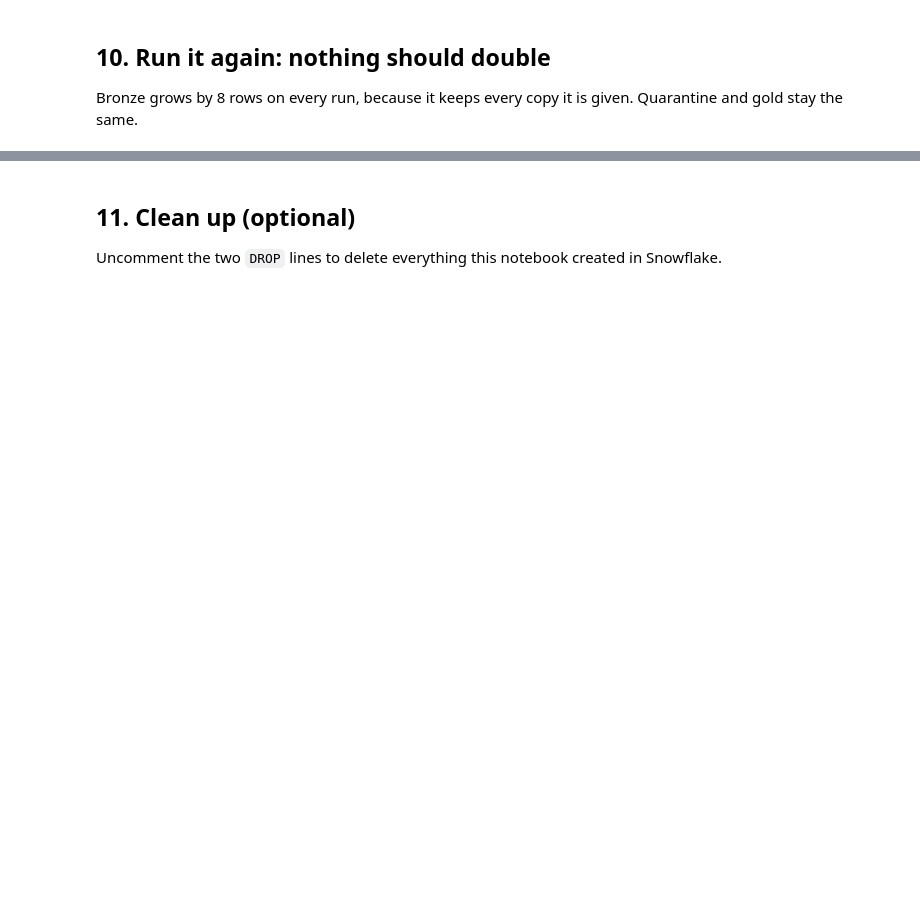
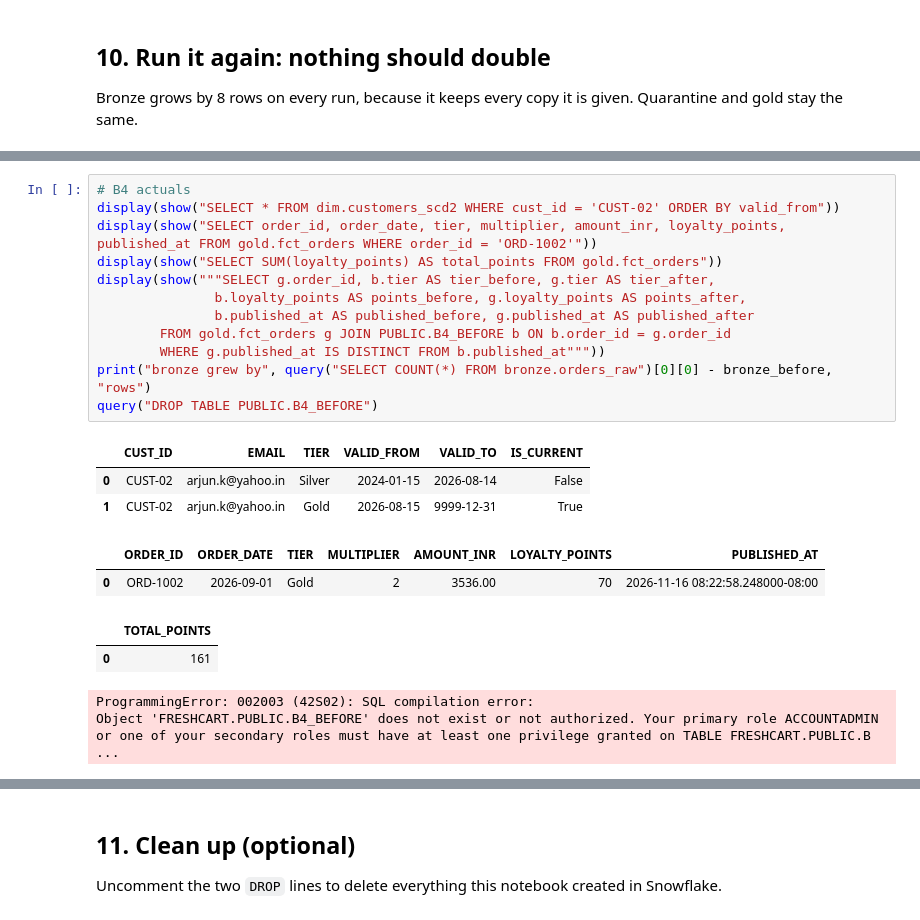
Before and after one commit to spidermanish/freshcart-pipelines, a Jupyter notebook: elt/freshcart_elt.ipynb, the cells around one changed output, grey strips where cells are left out. Drawn from its saved outputs; the diff is of its cells as text; blank space fills up the shorter version.

```diff
--- a/elt/freshcart_elt.ipynb
+++ b/elt/freshcart_elt.ipynb
@@ -914,0 +1065,22 @@ GOLD: 4 orders, revenue ₹7785.00, 126 loyalty points
+# %%
+# B4 actuals
+display(show("SELECT * FROM dim.customers_scd2 WHERE cust_id = 'CUST-02' ORDER BY valid_from"))
+display(show("SELECT order_id, order_date, tier, multiplier, amount_inr, loyalty_points, published_at FROM gold.fct_orders WHERE order_id = 'ORD-1002'"))
+display(show("SELECT SUM(loyalty_points) AS total_points FROM gold.fct_orders"))
+display(show("""SELECT g.order_id, b.tier AS tier_before, g.tier AS tier_after,
+               b.loyalty_points AS points_before, g.loyalty_points AS points_after,
+               b.published_at AS published_before, g.published_at AS published_after
+        FROM gold.fct_orders g JOIN PUBLIC.B4_BEFORE b ON b.order_id = g.order_id
+        WHERE g.published_at IS DISTINCT FROM b.published_at"""))
+print("bronze grew by", query("SELECT COUNT(*) FROM bronze.orders_raw")[0][0] - bronze_before, "rows")
+query("DROP TABLE PUBLIC.B4_BEFORE")
+# %% [output]
+|  | CUST_ID | EMAIL | TIER | VALID_FROM | VALID_TO | IS_CURRENT |
+| 0 | CUST-02 | arjun.k@yahoo.in | Silver | 2024-01-15 | 2026-08-14 | False |
+| 1 | CUST-02 | arjun.k@yahoo.in | Gold | 2026-08-15 | 9999-12-31 | True |
+|  | ORDER_ID | ORDER_DATE | TIER | MULTIPLIER | AMOUNT_INR | LOYALTY_POINTS | PUBLISHED_AT |
+| 0 | ORD-1002 | 2026-09-01 | Gold | 2 | 3536.00 | 70 | 2026-11-16 08:22:58.248000-08:00 |
+|  | TOTAL_POINTS |
+| 0 | 161 |
+ProgrammingError: 002003 (42S02): SQL compilation error:
+Object 'FRESHCART.PUBLIC.B4_BEFORE' does not exist or not authorized. Your primary role ACCOUNTADMIN or one of your secondary roles must have at least one privilege granted on TABLE FRESHCART.PUBLIC.B ...
```
Also changed, not shown: parts of 24 cells of this notebook.
